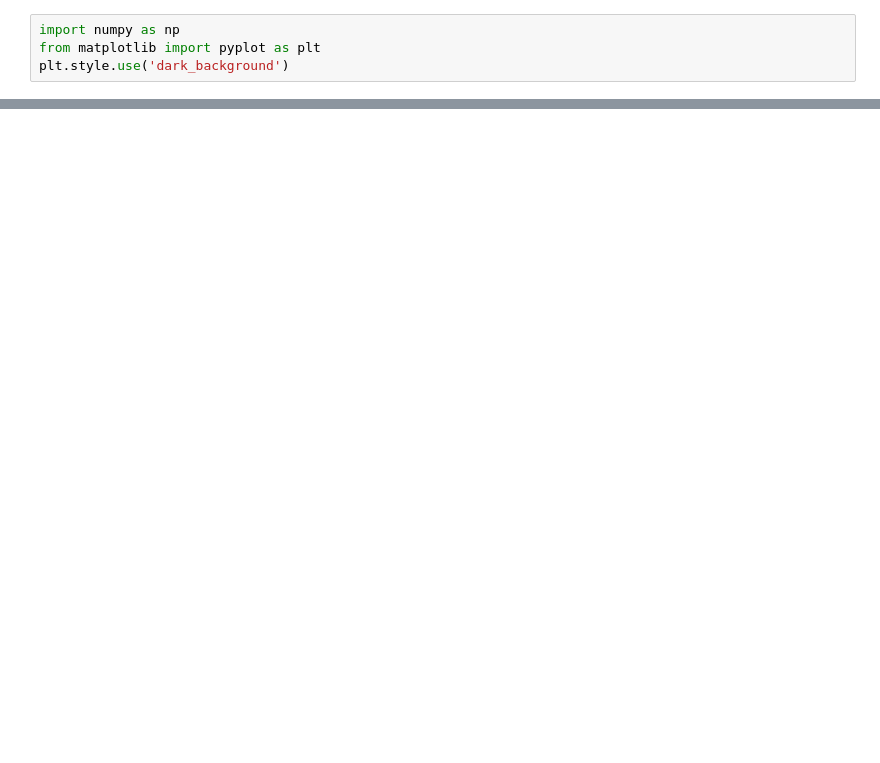
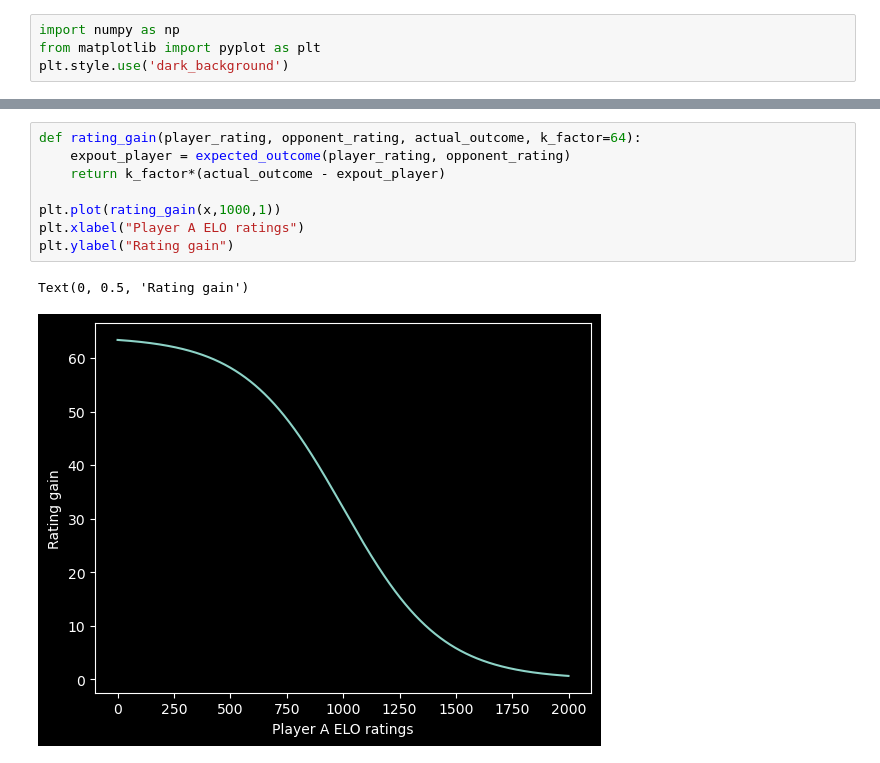
Before and after one commit to quan-possible/rf-ping-pong, a Jupyter notebook: viz.ipynb, the cells around one changed output, grey strips where cells are left out. Drawn from its saved outputs; the diff is of its cells as text; blank space fills up the shorter version.

```diff
--- a/viz.ipynb
+++ b/viz.ipynb
@@ -22,0 +21,11 @@ def rating_gain(actual_outcome, expected_outcome, k=32):
+# %%
+def rating_gain(player_rating, opponent_rating, actual_outcome, k_factor=64):
+    expout_player = expected_outcome(player_rating, opponent_rating)
+    return k_factor*(actual_outcome - expout_player)
+
+plt.plot(rating_gain(x,1000,1))
+plt.xlabel("Player A ELO ratings")
+plt.ylabel("Rating gain")
+# %% [output]
+Text(0, 0.5, 'Rating gain')
+[figure, added]
```
Also changed, not shown: parts of 3 cells of this notebook, 6 other files.
